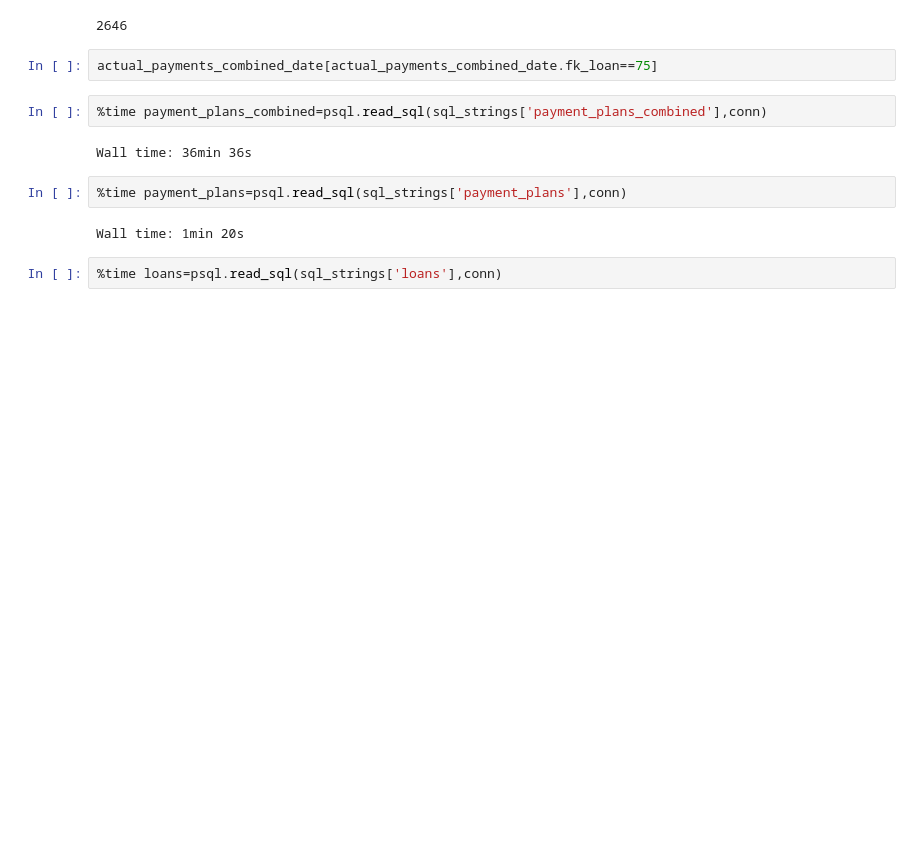
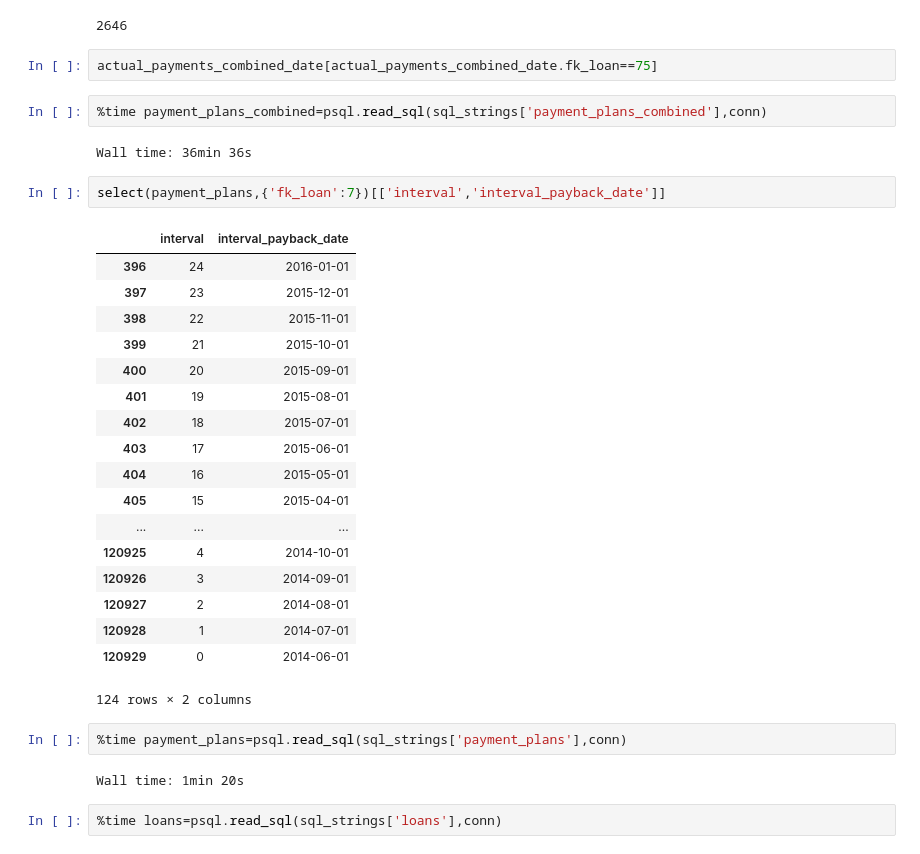
Before and after one commit to seanv507/lendico, a Jupyter notebook: Projects/Returns/src/returns01.ipynb, the cells around one changed output. Drawn from its saved outputs; the diff is of its cells as text; blank space fills up the shorter version.

```diff
--- a/Projects/Returns/src/returns01.ipynb
+++ b/Projects/Returns/src/returns01.ipynb
@@ -38,6 +38,27 @@ actual_payments_combined_date[actual_payments_combined_date.fk_loan==75]
 %time payment_plans_combined=psql.read_sql(sql_strings['payment_plans_combined'],conn)
 # %% [output]
 Wall time: 36min 36s
+# %%
+select(payment_plans,{'fk_loan':7})[['interval','interval_payback_date']]
+# %% [output]
+|  | interval | interval_payback_date |
+| 396 | 24 | 2016-01-01 |
+| 397 | 23 | 2015-12-01 |
+| 398 | 22 | 2015-11-01 |
+| 399 | 21 | 2015-10-01 |
+| 400 | 20 | 2015-09-01 |
+| 401 | 19 | 2015-08-01 |
+| 402 | 18 | 2015-07-01 |
+| 403 | 17 | 2015-06-01 |
+| 404 | 16 | 2015-05-01 |
+| 405 | 15 | 2015-04-01 |
+| ... | ... | ... |
+| 120925 | 4 | 2014-10-01 |
+| 120926 | 3 | 2014-09-01 |
+| 120927 | 2 | 2014-08-01 |
+| 120928 | 1 | 2014-07-01 |
+| 120929 | 0 | 2014-06-01 |
+124 rows × 2 columns
 # %%
 %time payment_plans=psql.read_sql(sql_strings['payment_plans'],conn)
 # %% [output]
```
Also changed, not shown: 6 other files.
